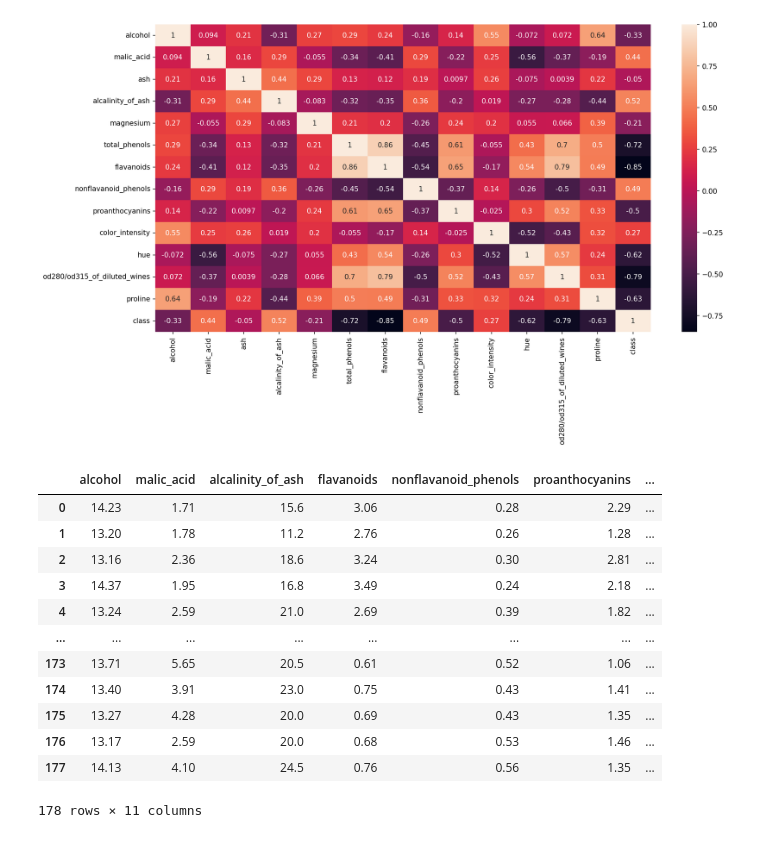
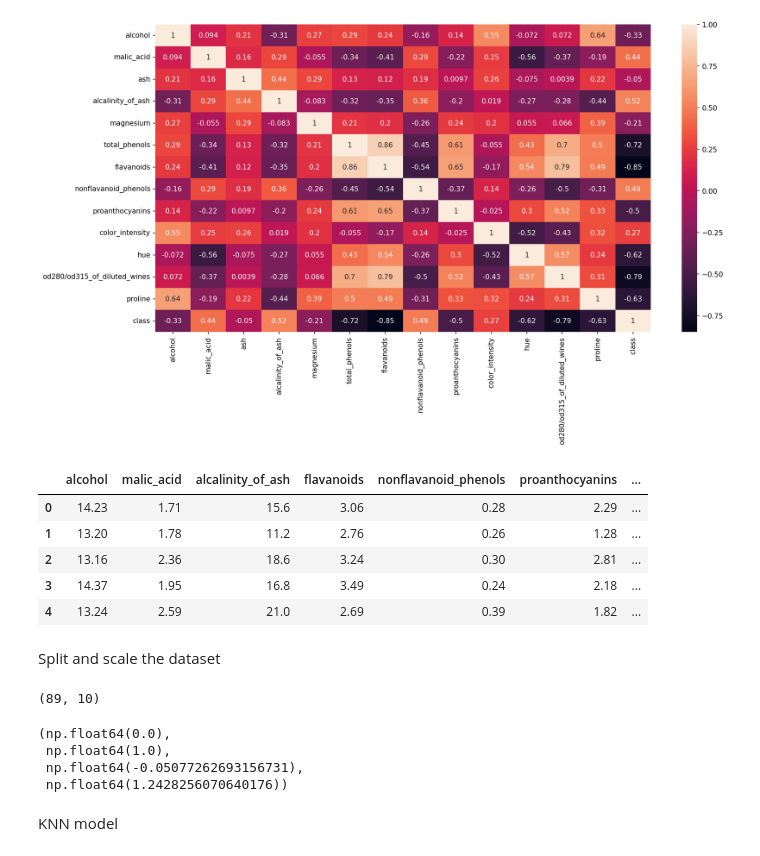
Before and after one commit to aeriesAce/ai_engineering_elvira, a Jupyter notebook: code-alongs/code_along4.ipynb, the cells around one changed output. Drawn from its saved outputs; the diff is of its cells as text; code cells hidden in the pictures.

```diff
--- a/code-alongs/code_along4.ipynb
+++ b/code-alongs/code_along4.ipynb
@@ -81,18 +81,22 @@ sns.heatmap(df_wine_class.corr(), annot=True)
 [figure]
 # %%
 # drop
-df_wine_class.drop(["ash","total_phenols", "magnesium"], axis=1)
+df_features = df_wine_class.drop(["ash","total_phenols", "magnesium"], axis=1)
-# %% [output]
-|  | alcohol | malic_acid | alcalinity_of_ash | flavanoids | nonflavanoid_phenols | proanthocyanins | ... |
-| 0 | 14.23 | 1.71 | 15.6 | 3.06 | 0.28 | 2.29 | ... |
-| 1 | 13.20 | 1.78 | 11.2 | 2.76 | 0.26 | 1.28 | ... |
-| 2 | 13.16 | 2.36 | 18.6 | 3.24 | 0.30 | 2.81 | ... |
-| 3 | 14.37 | 1.95 | 16.8 | 3.49 | 0.24 | 2.18 | ... |
-| 4 | 13.24 | 2.59 | 21.0 | 2.69 | 0.39 | 1.82 | ... |
-| ... | ... | ... | ... | ... | ... | ... | ... |
-| 173 | 13.71 | 5.65 | 20.5 | 0.61 | 0.52 | 1.06 | ... |
-| 174 | 13.40 | 3.91 | 23.0 | 0.75 | 0.43 | 1.41 | ... |
-| 175 | 13.27 | 4.28 | 20.0 | 0.69 | 0.43 | 1.35 | ... |
-| 176 | 13.17 | 2.59 | 20.0 | 0.68 | 0.53 | 1.46 | ... |
-| 177 | 14.13 | 4.10 | 24.5 | 0.76 | 0.56 | 1.35 | ... |
-178 rows × 11 columns
+# %%
+X, y = df_features.drop("class", axis=1), df_features["class"]
+X.head()
+# %% [output]
+|  | alcohol | malic_acid | alcalinity_of_ash | flavanoids | nonflavanoid_phenols | proanthocyanins | ... |
+| 0 | 14.23 | 1.71 | 15.6 | 3.06 | 0.28 | 2.29 | ... |
+| 1 | 13.20 | 1.78 | 11.2 | 2.76 | 0.26 | 1.28 | ... |
+| 2 | 13.16 | 2.36 | 18.6 | 3.24 | 0.30 | 2.81 | ... |
+| 3 | 14.37 | 1.95 | 16.8 | 3.49 | 0.24 | 2.18 | ... |
+| 4 | 13.24 | 2.59 | 21.0 | 2.69 | 0.39 | 1.82 | ... |
+# %% [markdown]
+Split and scale the dataset
+# %%
+# split the data into train and test
+from sklearn.model_selection import train_test_split
+X_train, X_test, y_train, y_test = train_test_split(X, y, test_size=0.5, random_state=42)
+# %% [output]
+(89, 10)
@@ -98,0 +110,9 @@ df_wine_class.drop(["ash","total_phenols", "magnesium"], axis=1)
+# %%
+scaled_X_train.min(), scaled_X_train.max(), scaled_X_test.min(), scaled_X_test.max()
+# %% [output]
+(np.float64(0.0),
+ np.float64(1.0),
+ np.float64(-0.05077262693156731),
+ np.float64(1.2428256070640176))
+# %% [markdown]
+KNN model
```
Also changed, not shown: parts of 5 cells of this notebook.
